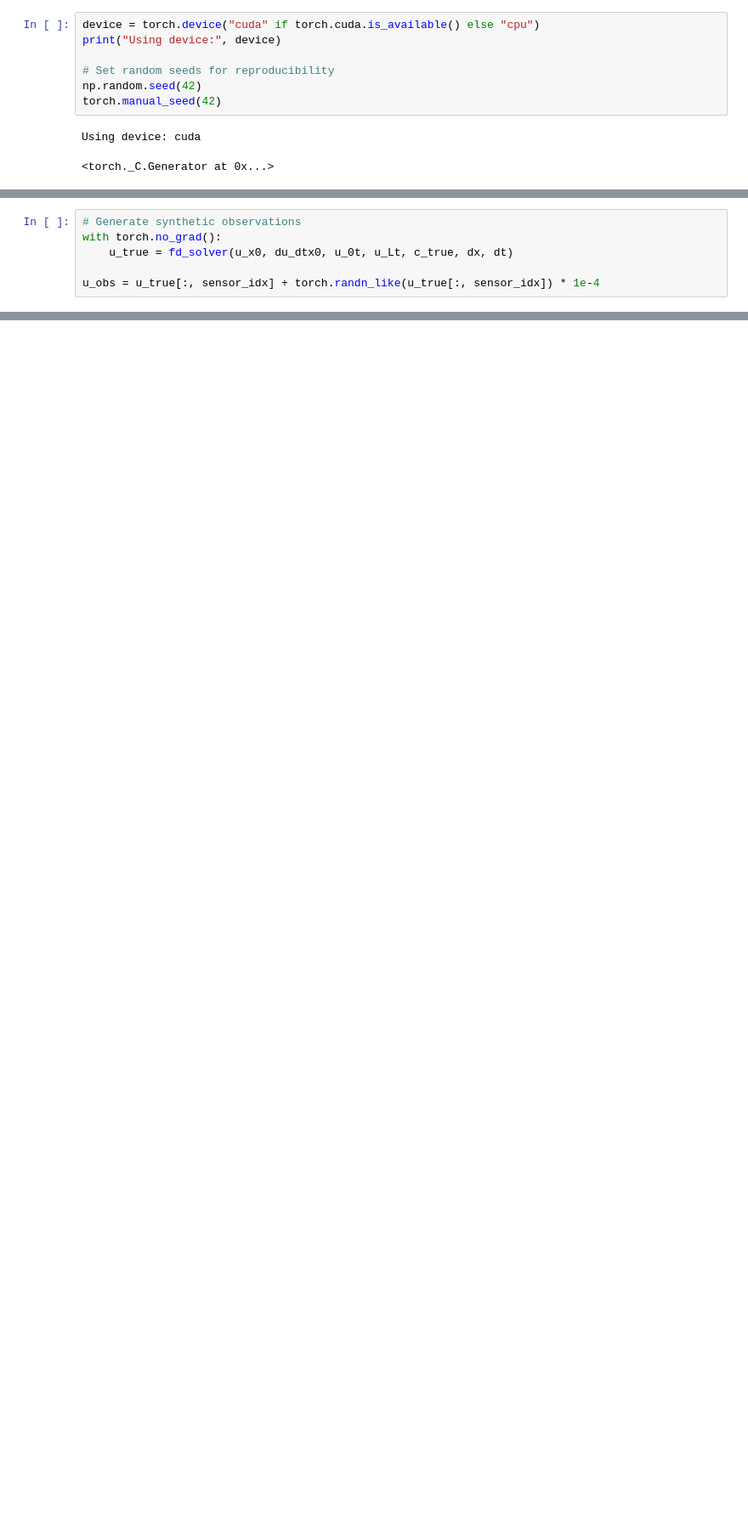
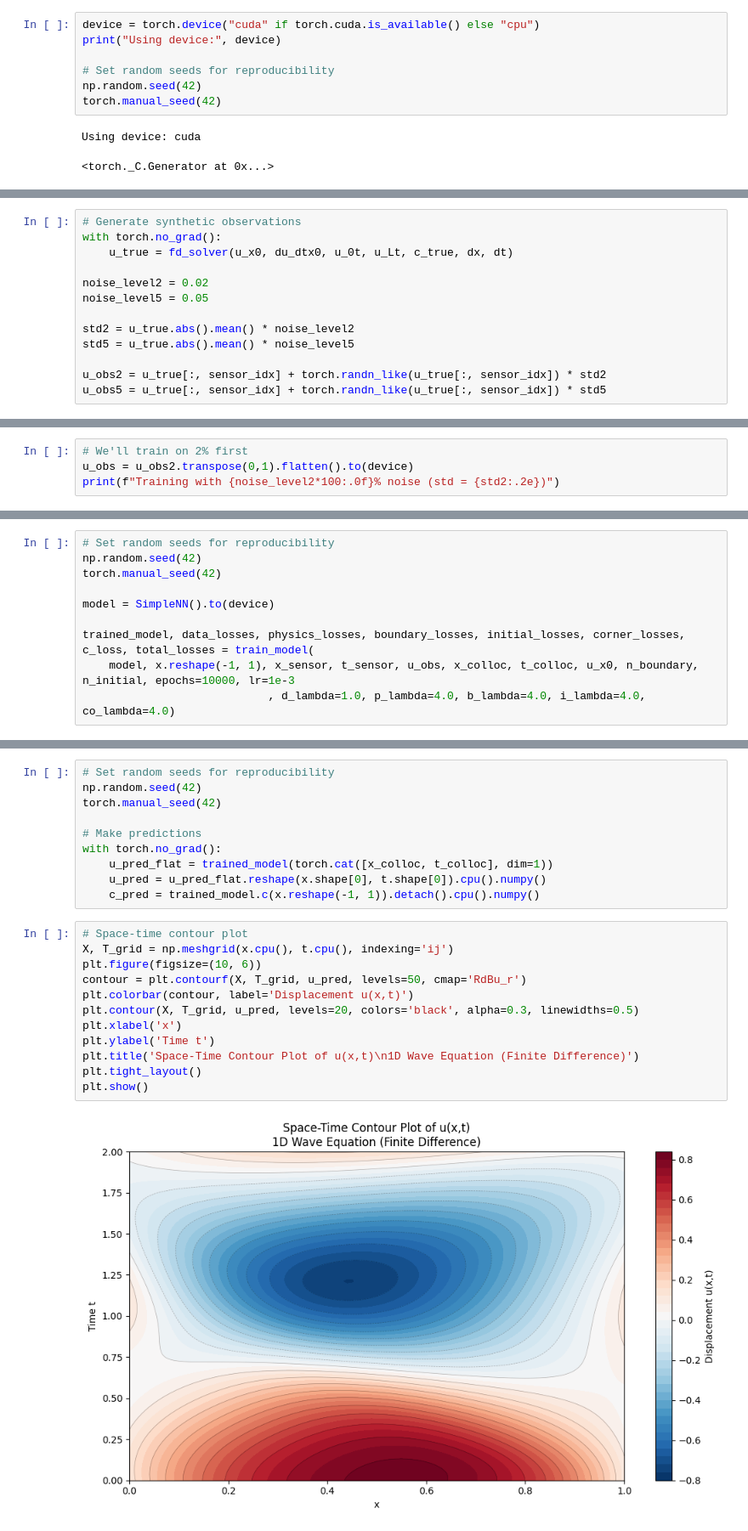
Before and after one commit to TheDataHokage/Scientific_Machine_Learning, a Jupyter notebook: Exam/problem_2/problem2B.ipynb, the cells around one changed output, grey strips where cells are left out. Shown at 85% size. Drawn from its saved outputs; the diff is of its cells as text; blank space fills up the shorter version.

```diff
--- a/Exam/problem_2/problem2B.ipynb
+++ b/Exam/problem_2/problem2B.ipynb
@@ -96,4 +94,11 @@ def fd_solver(u_x0, du_dtx0, u_0t, u_Lt, c, dx, dt):
 with torch.no_grad():
     u_true = fd_solver(u_x0, du_dtx0, u_0t, u_Lt, c_true, dx, dt)
 
-u_obs = u_true[:, sensor_idx] + torch.randn_like(u_true[:, sensor_idx]) * 1e-4
+noise_level2 = 0.02
+noise_level5 = 0.05
+
+std2 = u_true.abs().mean() * noise_level2
+std5 = u_true.abs().mean() * noise_level5
+
+u_obs2 = u_true[:, sensor_idx] + torch.randn_like(u_true[:, sensor_idx]) * std2
+u_obs5 = u_true[:, sensor_idx] + torch.randn_like(u_true[:, sensor_idx]) * std5
@@ -251,0 +107,4 @@ plt.show()
+# %%
+# We'll train on 2% first
+u_obs = u_obs2.transpose(0,1).flatten().to(device)
+print(f"Training with {noise_level2*100:.0f}% noise (std = {std2:.2e})")
@@ -251,0 +344,10 @@ plt.show()
+# %%
+# Set random seeds for reproducibility
+np.random.seed(42)
+torch.manual_seed(42)
+
+model = SimpleNN().to(device)
+
+trained_model, data_losses, physics_losses, boundary_losses, initial_losses, corner_losses, c_loss, total_losses = train_model(
+    model, x.reshape(-1, 1), x_sensor, t_sensor, u_obs, x_colloc, t_colloc, u_x0, n_boundary, n_initial, epochs=10000, lr=1e-3
+                            , d_lambda=1.0, p_lambda=4.0, b_lambda=4.0, i_lambda=4.0, co_lambda=4.0)
@@ -251,0 +380,24 @@ plt.show()
+# %%
+# Set random seeds for reproducibility
+np.random.seed(42)
+torch.manual_seed(42)
+
+# Make predictions
+with torch.no_grad():
+    u_pred_flat = trained_model(torch.cat([x_colloc, t_colloc], dim=1))
+    u_pred = u_pred_flat.reshape(x.shape[0], t.shape[0]).cpu().numpy()
+    c_pred = trained_model.c(x.reshape(-1, 1)).detach().cpu().numpy()
+# %%
+# Space-time contour plot
+X, T_grid = np.meshgrid(x.cpu(), t.cpu(), indexing='ij')
+plt.figure(figsize=(10, 6))
+contour = plt.contourf(X, T_grid, u_pred, levels=50, cmap='RdBu_r')
+plt.colorbar(contour, label='Displacement u(x,t)')
+plt.contour(X, T_grid, u_pred, levels=20, colors='black', alpha=0.3, linewidths=0.5)
+plt.xlabel('x')
+plt.ylabel('Time t')
+plt.title('Space-Time Contour Plot of u(x,t)\n1D Wave Equation (Finite Difference)')
+plt.tight_layout()
+plt.show()
+# %% [output]
+[figure, added]
```
Also changed, not shown: parts of 32 cells of this notebook, 3 other files.
